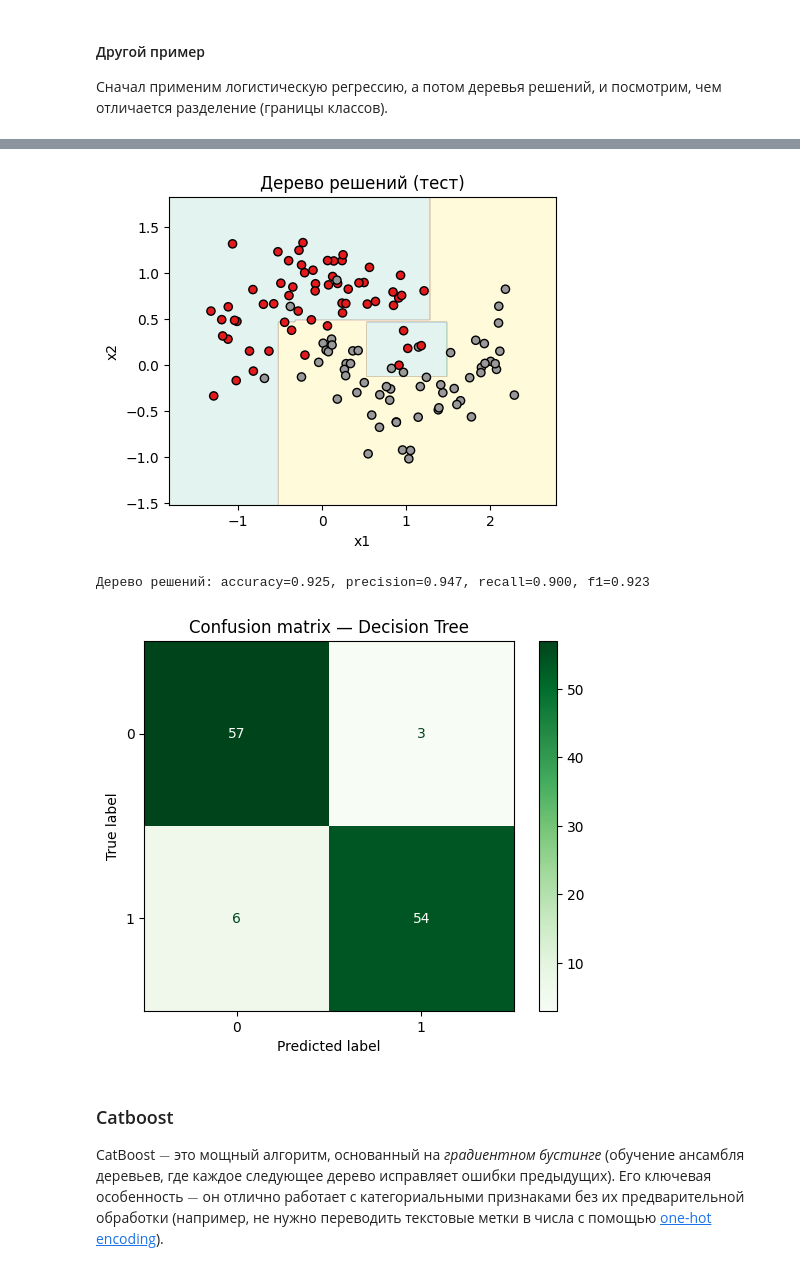
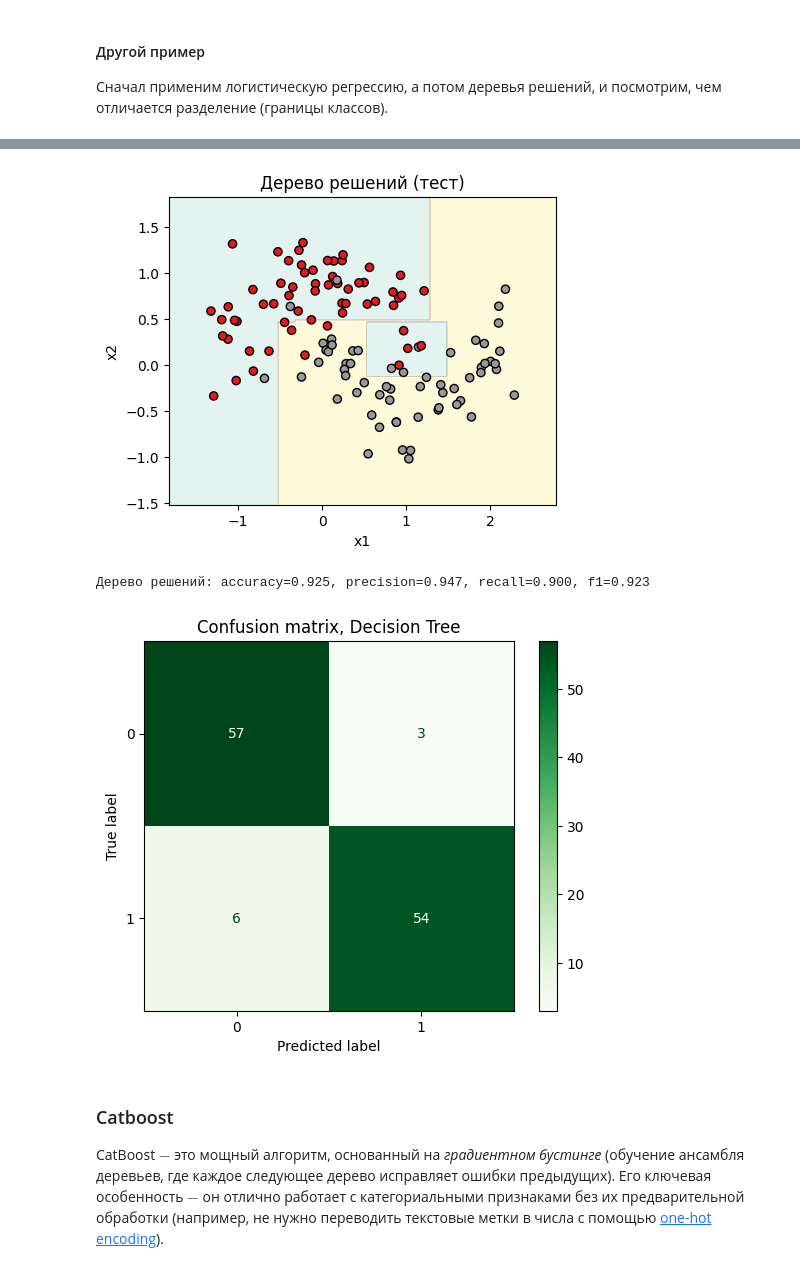
Before and after one commit to konygin/course_ml4kids, a Jupyter notebook: 03_classification_1.ipynb, the cells around one changed output, grey strips where cells are left out. Cells and saved outputs as stored; diff of their text form; code cells hidden in the pictures.

```diff
--- a/03_classification_1.ipynb
+++ b/03_classification_1.ipynb
@@ -259,21 +261,23 @@ plt.show()
 # %%
+from sklearn.tree import DecisionTreeClassifier
+
 tree = DecisionTreeClassifier(max_depth=5, random_state=42)
 tree.fit(X_train, y_train)
 y_pred_tree = tree.predict(X_test)
 
 fig, ax = plt.subplots(1, 1, figsize=(5, 4))
 plot_decision_boundary(ax, tree, X_test, y_test, title="Дерево решений (тест)")
 plt.show()
 
 print_binary_metrics(y_test, y_pred_tree, name="Дерево решений")
 
 ConfusionMatrixDisplay.from_estimator(tree, X_test, y_test, cmap="Greens")
-plt.title("Confusion matrix — Decision Tree")
+plt.title("Confusion matrix, Decision Tree")
 plt.show()
 # %% [output]
 [figure]
 Дерево решений: accuracy=0.925, precision=0.947, recall=0.900, f1=0.923
-[figure, old version]
+[figure, new version]
 # %% [markdown]
 ### Catboost
 
```
Also changed, not shown: parts of 12 cells of this notebook, 1 other file.
